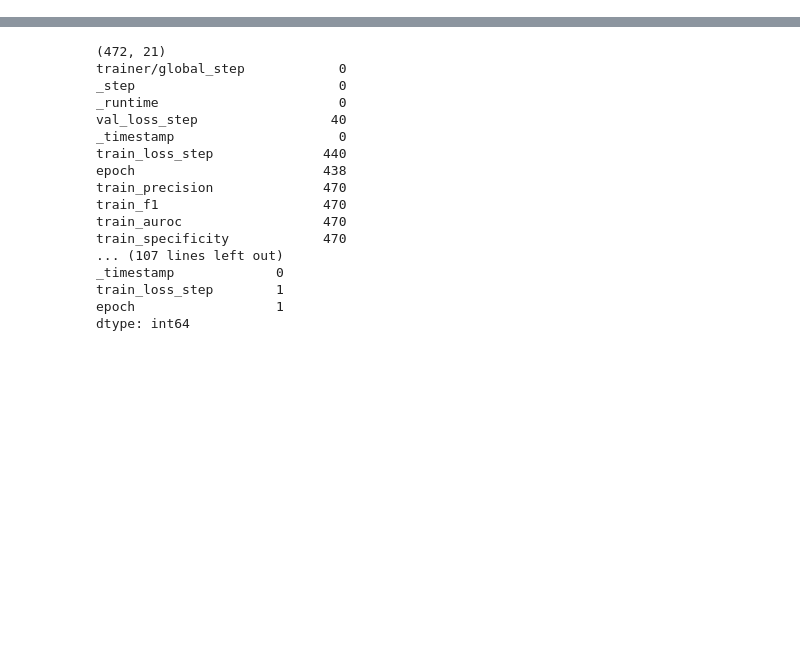
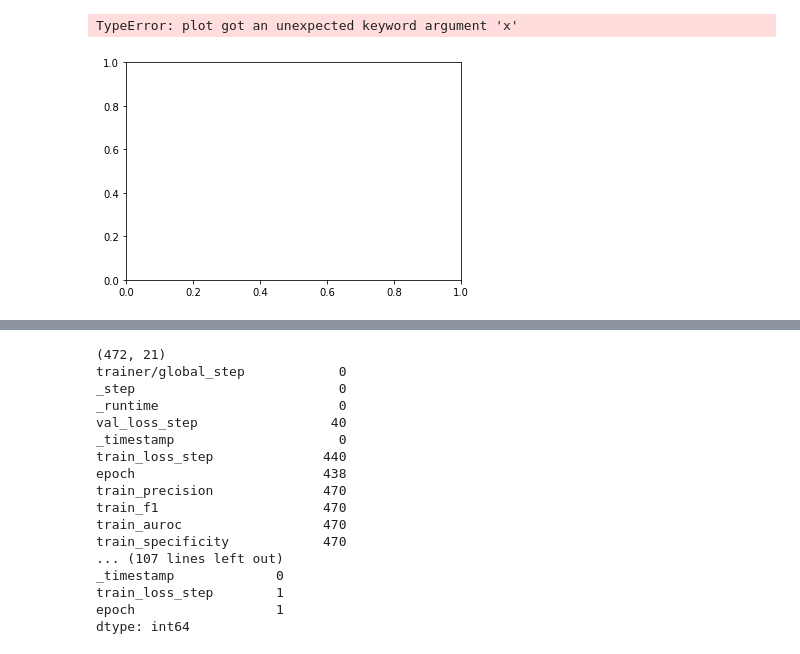
Before and after one commit to braingeneers/SIMS, a Jupyter notebook: notebooks/wandb_data_download.ipynb, the cells around one changed output, grey strips where cells are left out. Cells and saved outputs as stored; diff of their text form; code cells hidden in the pictures; blank space fills up the shorter version.

```diff
--- a/notebooks/wandb_data_download.ipynb
+++ b/notebooks/wandb_data_download.ipynb
@@ -9,5 +16,11 @@ api = wandb.Api()
 # %%
-run = api.run("jlehrer1/Retina Model/1df1l0u4")
+run = api.run("jlehrer1/Human Cortical Model/3373p8ds")
 
-df = run.history(pandas=False)
-df
+d1 = [x['train_loss_epoch'] for x in run.scan_history(keys=['train_loss_epoch'])]
+d2 = [x['val_loss_epoch'] for x in run.scan_history(keys=['val_loss_epoch'])]
+
+data = pd.DataFrame()
+data['train'] = d1
+data['val'] = d2
+
+px.line(data, x=data.index, y=data.columns).show()
@@ -31,0 +27,11 @@ df
+# %%
+run = api.run("jlehrer1/Human Cortical Model/3373p8ds")
+
+d1 = [x['train_balanced_accuracy'] for x in run.scan_history(keys=['train_balanced_accuracy'])]
+d2 = [x['val_balanced_accuracy'] for x in run.scan_history(keys=['val_balanced_accuracy'])]
+
+data = pd.DataFrame()
+data['train'] = d1
+data['val'] = d2
+
+px.line(data, x=data.index, y=data.columns).show()
@@ -32 +48,9 @@ df
+# %%
+plt.plot(x=range(len(d1)), y=d1)
+plt.plot(x=range(len(d2)), y=d2)
+
+plt.show()
+# %% [output]
+TypeError: plot got an unexpected keyword argument 'x'
+[figure, added]
 # %%
```
Also changed, not shown: parts of 13 cells of this notebook, 6 other files.
